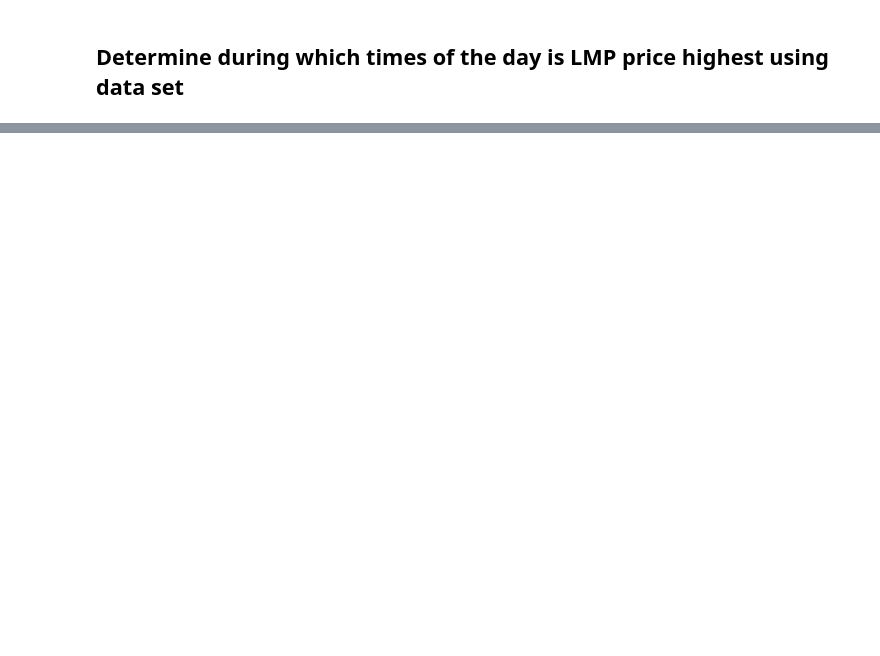
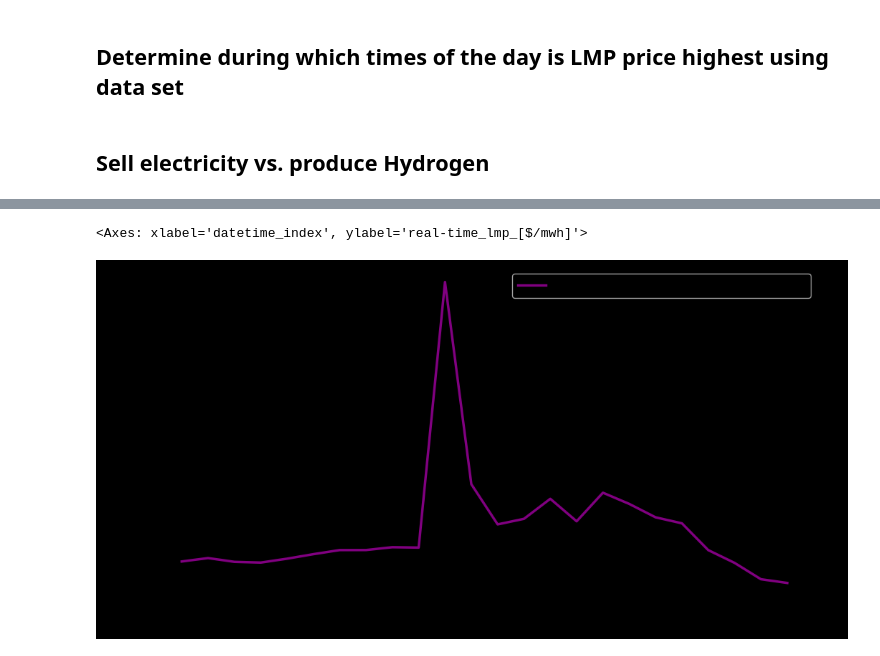
Before and after one commit to Lauvera132/ut_h2_protohub_simulation, a Jupyter notebook: ut_proto-hub_sim_wdwf_solar_gen.ipynb, the cells around one changed output, grey strips where cells are left out. Cells and saved outputs as stored; diff of their text form; code cells hidden in the pictures; blank space fills up the shorter version.

Commit message:
added hydrogen market price analysis

```diff
--- a/ut_proto-hub_sim_wdwf_solar_gen.ipynb
+++ b/ut_proto-hub_sim_wdwf_solar_gen.ipynb
@@ -3032,3 +3037,30 @@ merged_simulation_market_results[columns_to_export].to_excel(f"merged_simulation
 # ax.set_facecolor("black")
 
 # plt.show()
+# %% [markdown]
+## Sell electricity vs. produce Hydrogen
+# %%
+# Define the production tax credits (PTC) for wind and solar
+wind_ptc_kwh = 0.03  # $/kWh, as of January 1, 2025 as confirmed by MHI on 2025-06-17
+wind_ptc_mwh = wind_ptc_kwh * 1000  # Convert to $/MWh
+solar_ptc_kwh = 0.0275  # $/kWh, https://www.epa.gov/green-power-markets/summary-inflation-reduction-act-provisions-related-renewable-energy
+solar_ptc_mwh = solar_ptc_kwh * 1000  # Convert to $/MWh
+hydrogen_ptc_kg = 3.00  # $/kg, assuming PWA eligibility
+hydrogen_ptc_kwh = hydrogen_ptc_kg * hydrogen_production_rate * (1000) # Convert to $/MWh
+# %%
+# Calculate minimum hydrogen market price for each hour using the real-time LMP price array
+min_hydrogen_market_price = real_time_lmp_price + wind_ptc_mwh - hydrogen_ptc_kwh
+
+print("Minimum hydrogen market price to cover costs for each hour:")
+print(min_hydrogen_market_price)
+
+# Plot the minimum hydrogen market price
+plt.figure(figsize=(12, 6))
+sns.lineplot(
+    x=filtered_merged_data.index,
+    y=min_hydrogen_market_price,
+    color="purple",
+    linewidth=2.5,
+    label="Minimum Hydrogen Market Price [$/MWh]",
+)
+# %% [output]
@@ -3034,0 +3084,2 @@ merged_simulation_market_results[columns_to_export].to_excel(f"merged_simulation
+<Axes: xlabel='datetime_index', ylabel='real-time_lmp_[$/mwh]'>
+[figure, added]
```
Also changed, not shown: parts of 2 cells of this notebook, 2 other files.
